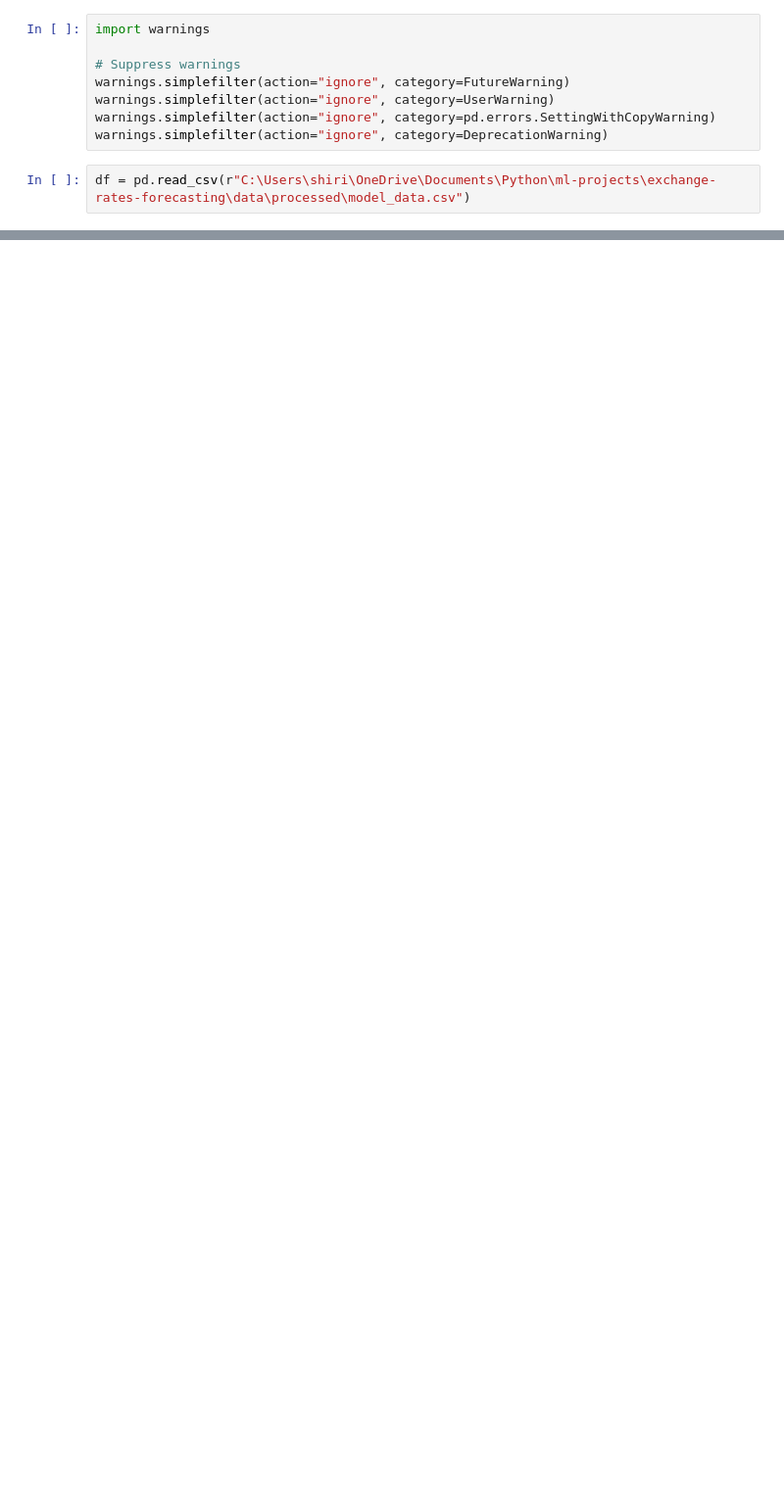
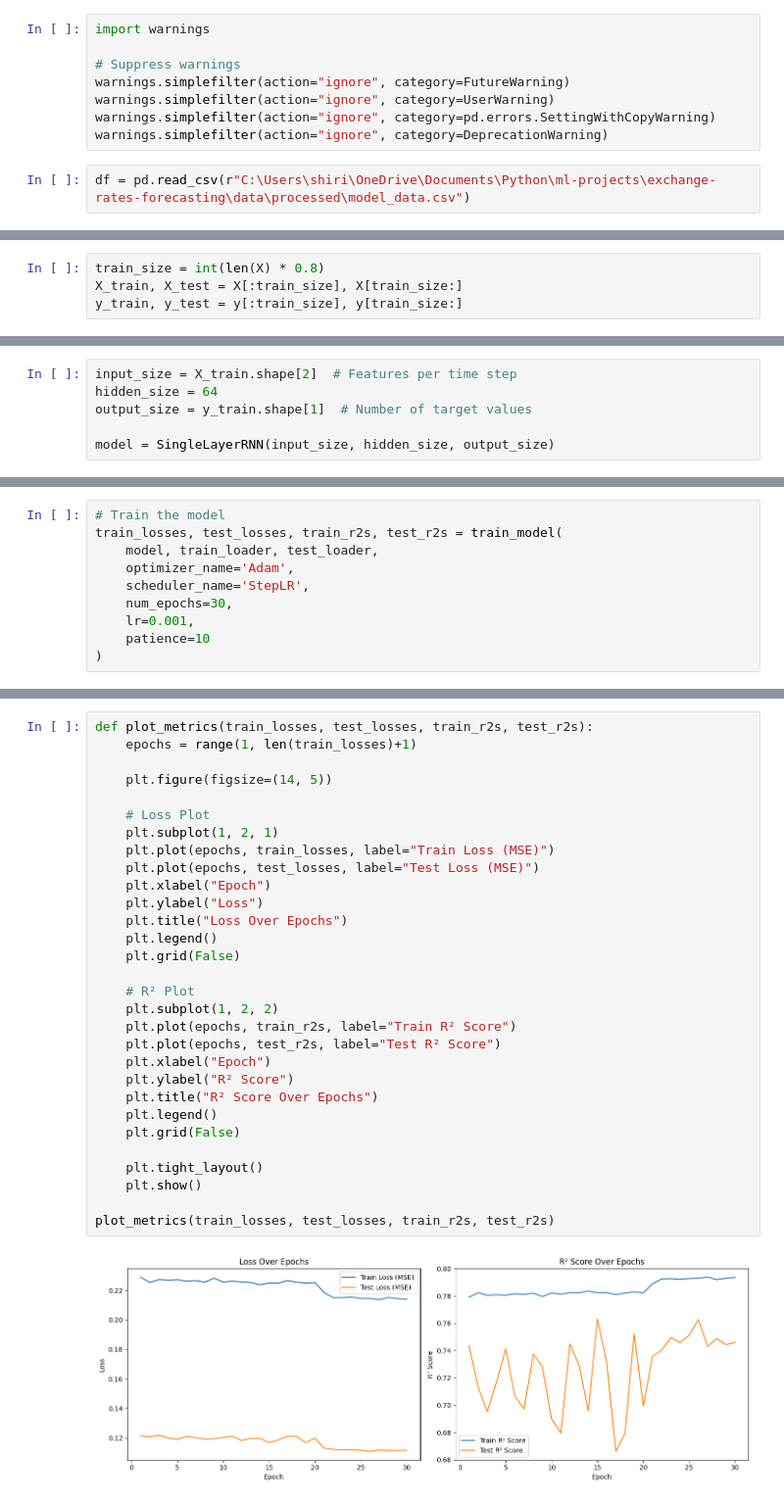
Before and after one commit to Shirisha-18/exchange-rates-forecasting, a Jupyter notebook: models/modeling.ipynb, the cells around one changed output, grey strips where cells are left out. Shown: that part at 98% size. Cells and saved outputs as stored; diff of their text form; blank space fills up the shorter version.

Commit message:
modeling updates 1.0

```diff
--- a/models/modeling.ipynb
+++ b/models/modeling.ipynb
@@ -38,0 +90,4 @@ df,
+# %%
+train_size = int(len(X) * 0.8)
+X_train, X_test = X[:train_size], X[train_size:]
+y_train, y_test = y[:train_size], y[train_size:]
@@ -38,0 +149,6 @@ df,
+# %%
+input_size = X_train.shape[2]  # Features per time step
+hidden_size = 64
+output_size = y_train.shape[1]  # Number of target values
+
+model = SingleLayerRNN(input_size, hidden_size, output_size)
@@ -38,0 +250,10 @@ df,
+# %%
+# Train the model
+train_losses, test_losses, train_r2s, test_r2s = train_model(
+    model, train_loader, test_loader,
+    optimizer_name='Adam',
+    scheduler_name='StepLR',
+    num_epochs=30,
+    lr=0.001,
+    patience=10
+)
@@ -38,0 +278,32 @@ df,
+# %%
+def plot_metrics(train_losses, test_losses, train_r2s, test_r2s):
+    epochs = range(1, len(train_losses)+1)
+
+    plt.figure(figsize=(14, 5))
+
+    # Loss Plot
+    plt.subplot(1, 2, 1)
+    plt.plot(epochs, train_losses, label="Train Loss (MSE)")
+    plt.plot(epochs, test_losses, label="Test Loss (MSE)")
+    plt.xlabel("Epoch")
+    plt.ylabel("Loss")
+    plt.title("Loss Over Epochs")
+    plt.legend()
+    plt.grid(False)
+
+    # R² Plot
+    plt.subplot(1, 2, 2)
+    plt.plot(epochs, train_r2s, label="Train R² Score")
+    plt.plot(epochs, test_r2s, label="Test R² Score")
+    plt.xlabel("Epoch")
+    plt.ylabel("R² Score")
+    plt.title("R² Score Over Epochs")
+    plt.legend()
+    plt.grid(False)
+
+    plt.tight_layout()
+    plt.show()
+
+plot_metrics(train_losses, test_losses, train_r2s, test_r2s)
+# %% [output]
+[figure, added]
```
Also changed, not shown: parts of 35 cells of this notebook.
